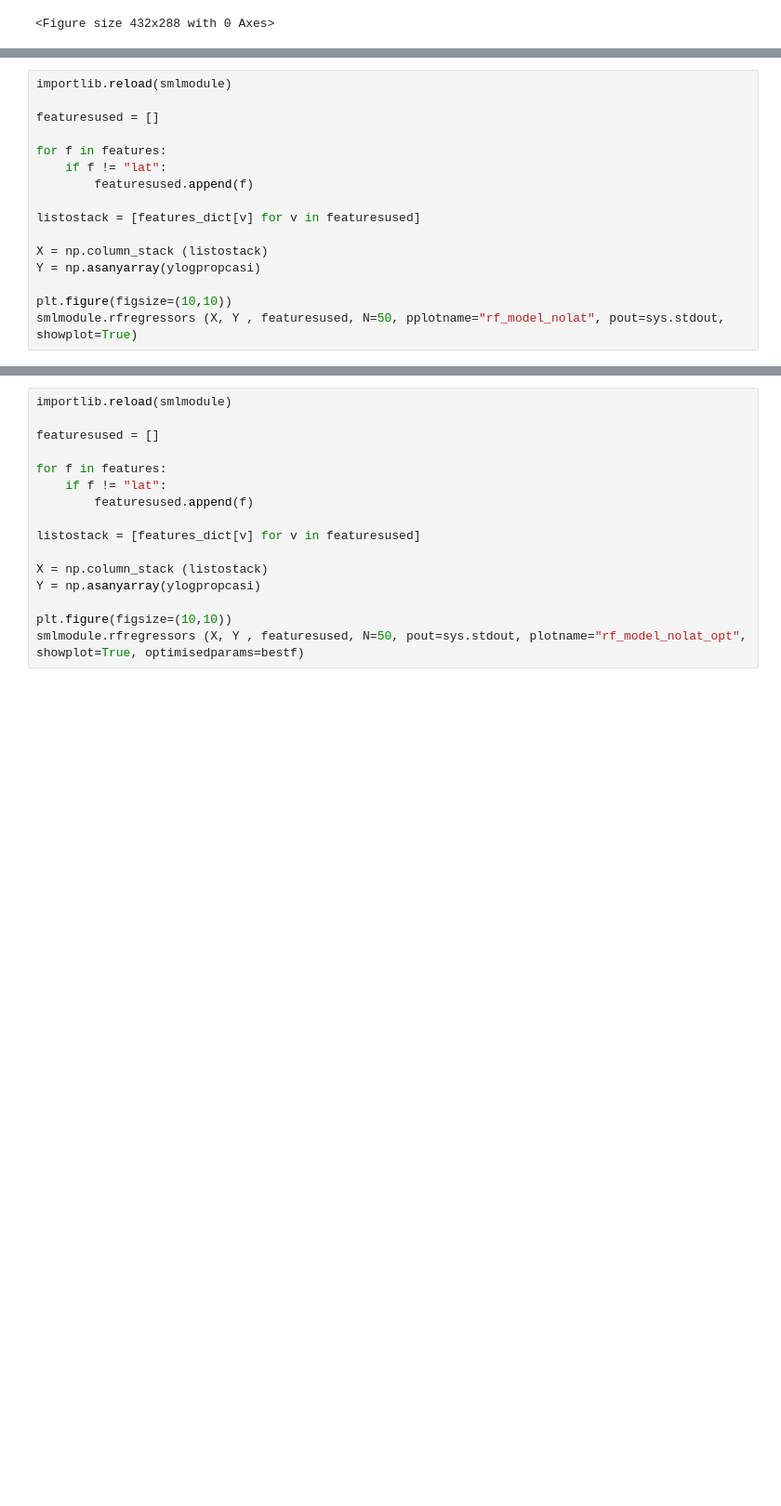
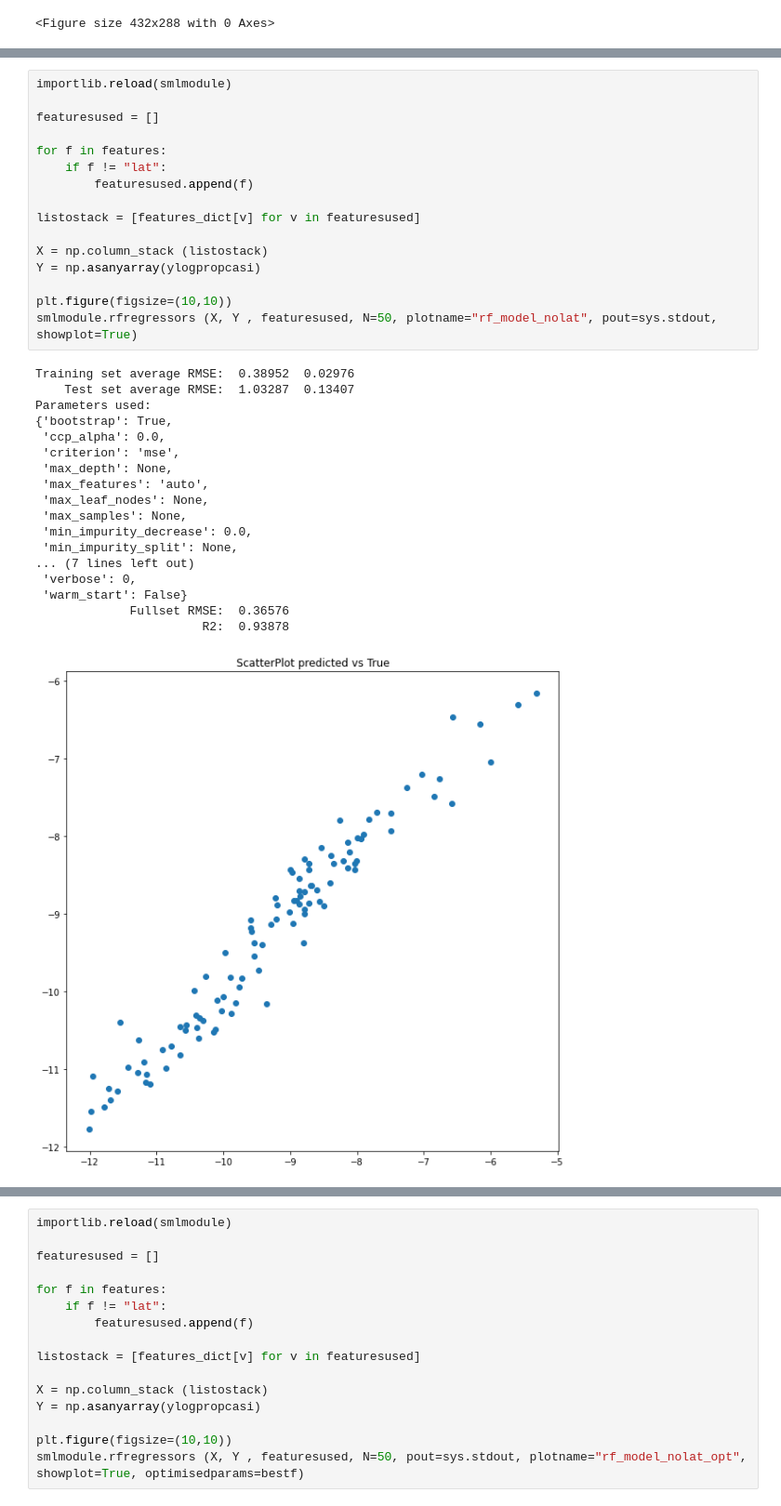
Before and after one commit to PLANET-CSN5/static_ML_analysis, a Jupyter notebook: matandmethods_second.ipynb, the cells around one changed output, grey strips where cells are left out. Shown at 93% size. Cells and saved outputs as stored; diff of their text form; blank space fills up the shorter version.

```diff
--- a/matandmethods_second.ipynb
+++ b/matandmethods_second.ipynb
@@ -508,16 +576,35 @@ smlmodule.rfregressors (X, Y , featuresused, N=50, pout=sys.stdout, plotname="rf
 # %%
 importlib.reload(smlmodule)
 
 featuresused = []
 
 for f in features:
     if f != "lat":
         featuresused.append(f)
 
 listostack = [features_dict[v] for v in featuresused]
 
 X = np.column_stack (listostack)
 Y = np.asanyarray(ylogpropcasi)
 
 plt.figure(figsize=(10,10))
-smlmodule.rfregressors (X, Y , featuresused, N=50, pplotname="rf_model_nolat", pout=sys.stdout, showplot=True)
+smlmodule.rfregressors (X, Y , featuresused, N=50, plotname="rf_model_nolat", pout=sys.stdout, showplot=True)
+# %% [output]
+Training set average RMSE:  0.38952  0.02976
+    Test set average RMSE:  1.03287  0.13407
+Parameters used:
+{'bootstrap': True,
+ 'ccp_alpha': 0.0,
+ 'criterion': 'mse',
+ 'max_depth': None,
+ 'max_features': 'auto',
+ 'max_leaf_nodes': None,
+ 'max_samples': None,
+ 'min_impurity_decrease': 0.0,
+ 'min_impurity_split': None,
+... (7 lines left out)
+ 'verbose': 0,
+ 'warm_start': False}
+             Fullset RMSE:  0.36576
+                       R2:  0.93878
+[figure, added]
```
Also changed, not shown: parts of 4 cells of this notebook.
